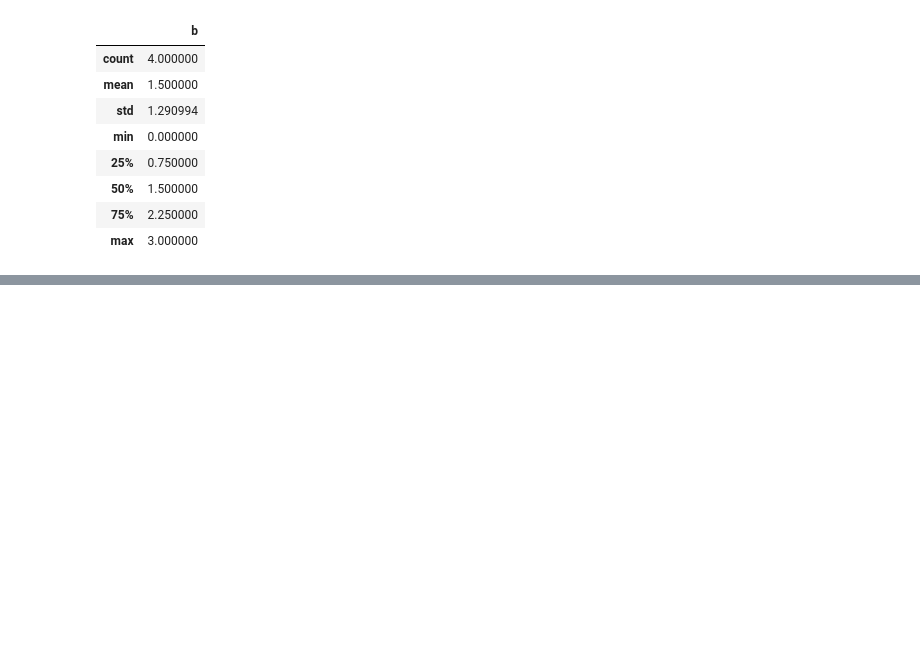
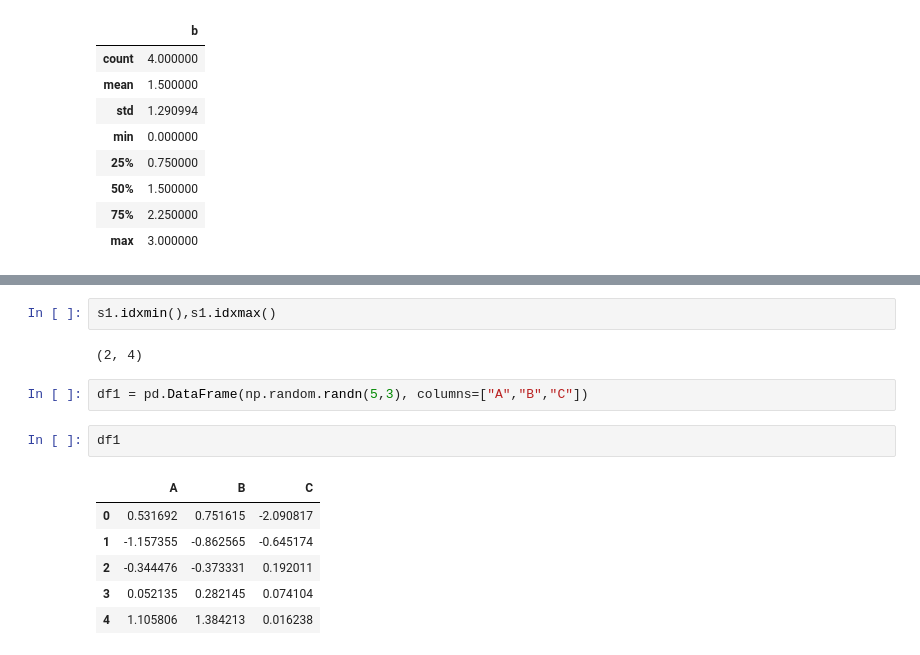
Before and after one commit to mangxiao2018/PandasSample, a Jupyter notebook: 100004-必会函数.ipynb, the cells around one changed output, grey strips where cells are left out. Drawn from its saved outputs; the diff is of its cells as text; blank space fills up the shorter version.

```diff
--- a/100004-必会函数.ipynb
+++ b/100004-必会函数.ipynb
@@ -926,0 +940,15 @@ frame.describe(include="all")
+# %%
+s1.idxmin(),s1.idxmax()
+# %% [output]
+(2, 4)
+# %%
+df1 = pd.DataFrame(np.random.randn(5,3), columns=["A","B","C"])
+# %%
+df1
+# %% [output]
+|  | A | B | C |
+| 0 | 0.531692 | 0.751615 | -2.090817 |
+| 1 | -1.157355 | -0.862565 | -0.645174 |
+| 2 | -0.344476 | -0.373331 | 0.192011 |
+| 3 | 0.052135 | 0.282145 | 0.074104 |
+| 4 | 1.105806 | 1.384213 | 0.016238 |
```
Also changed, not shown: parts of 23 cells of this notebook.
